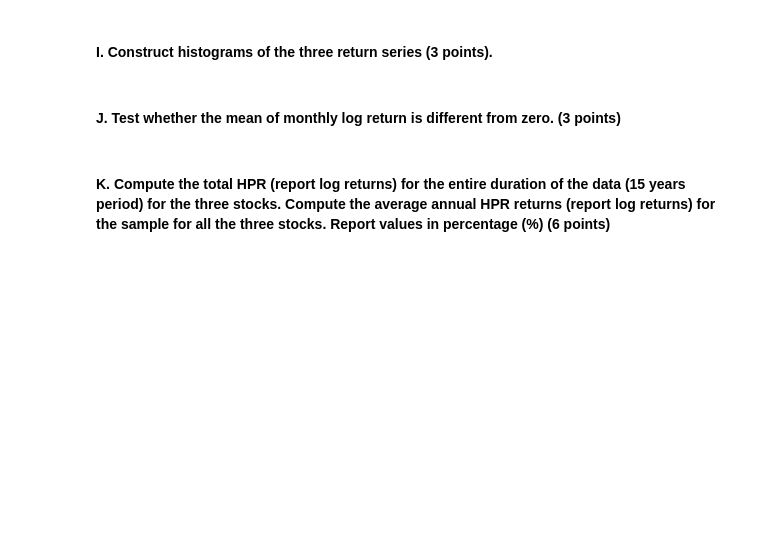
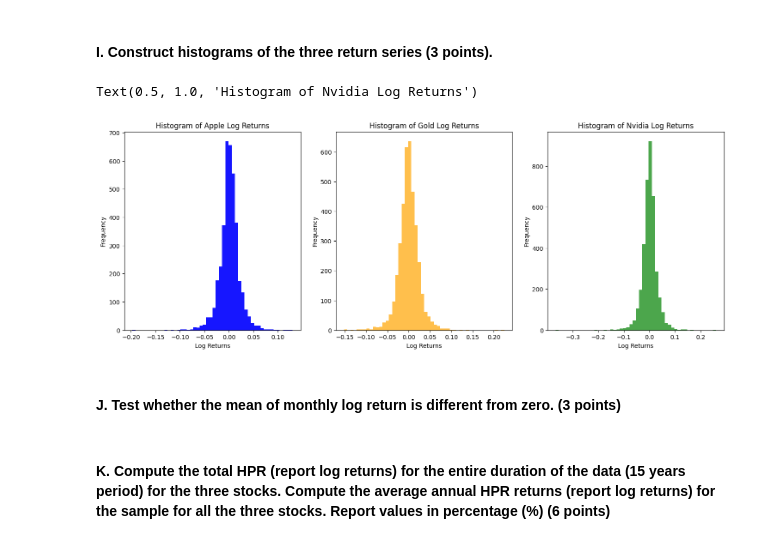
Before and after one commit to ChaseKoronkowski/IFI8420, a Jupyter notebook: Assignment 1/Assignment_1.25.25.ipynb, the cells around one changed output. Drawn from its saved outputs; the diff is of its cells as text; code cells hidden in the pictures; blank space fills up the shorter version.

```diff
--- a/Assignment 1/Assignment_1.25.25.ipynb
+++ b/Assignment 1/Assignment_1.25.25.ipynb
@@ -244,7 +367,35 @@ for stock in stocks:
 # %% [markdown]
 #### I. Construct  histograms of the three return series (3 points).
 # %%
-# Enter Code here
+aapl_log_return, nem_log_return, nvda_log_return = compute_log_returns()
+
+# Plot histograms
+plt.figure(figsize=(18, 6))
+
+# TODO: Improve the below code blocks to not repeat code.
+# Apple
+plt.subplot(1, 3, 1)
+plt.hist(aapl_log_return.dropna(), bins=50, color='blue', alpha=0.7)
+plt.xlabel('Log Returns')
+plt.ylabel('Frequency')
+plt.title('Histogram of Apple Log Returns')
+
+# Gold
+plt.subplot(1, 3, 2)
+plt.hist(nem_log_return.dropna(), bins=50, color='orange', alpha=0.7)
+plt.xlabel('Log Returns')
+plt.ylabel('Frequency')
+plt.title('Histogram of Gold Log Returns')
+
+# Nvidia
+plt.subplot(1, 3, 3)
+plt.hist(nvda_log_return.dropna(), bins=50, color='green', alpha=0.7)
+plt.xlabel('Log Returns')
+plt.ylabel('Frequency')
+plt.title('Histogram of Nvidia Log Returns')
+# %% [output]
+Text(0.5, 1.0, 'Histogram of Nvidia Log Returns')
+[figure, added]
 # %% [markdown]
 #### J. Test whether the mean of monthly log return is different from zero. (3 points)
 # %%
```
Also changed, not shown: parts of 3 cells of this notebook.
